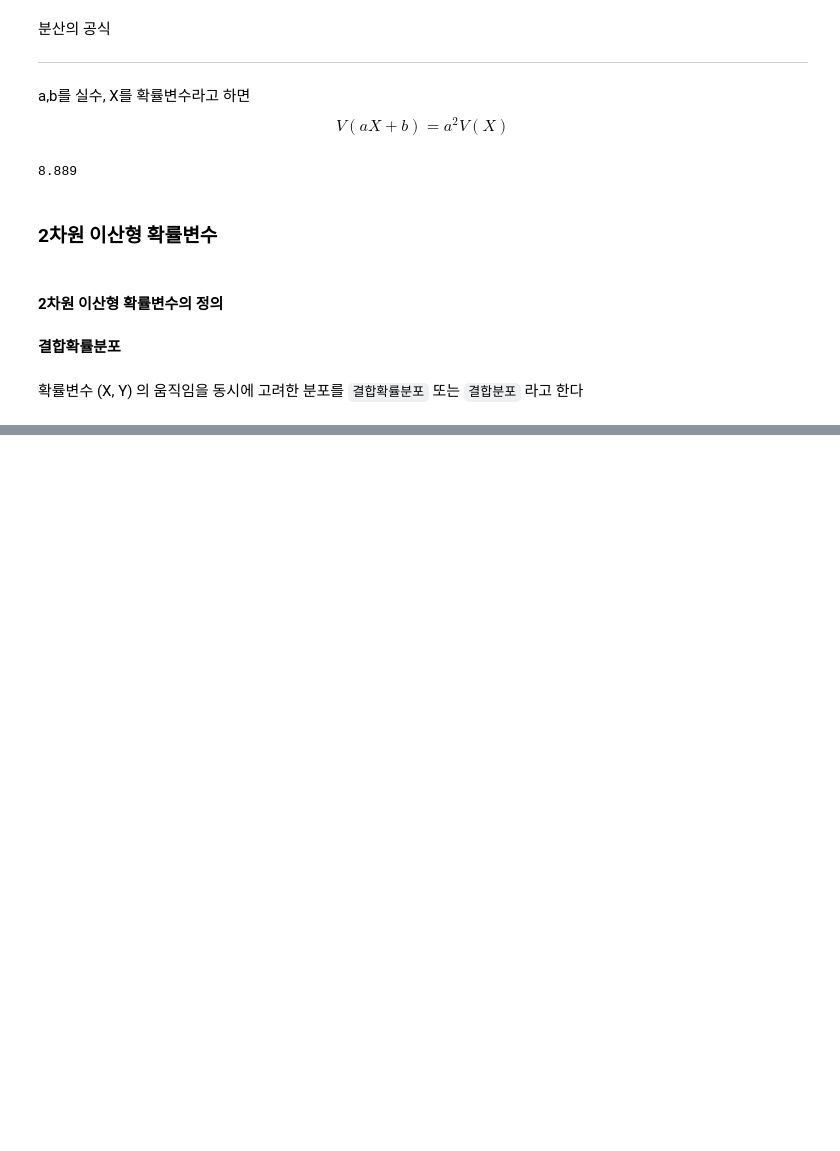
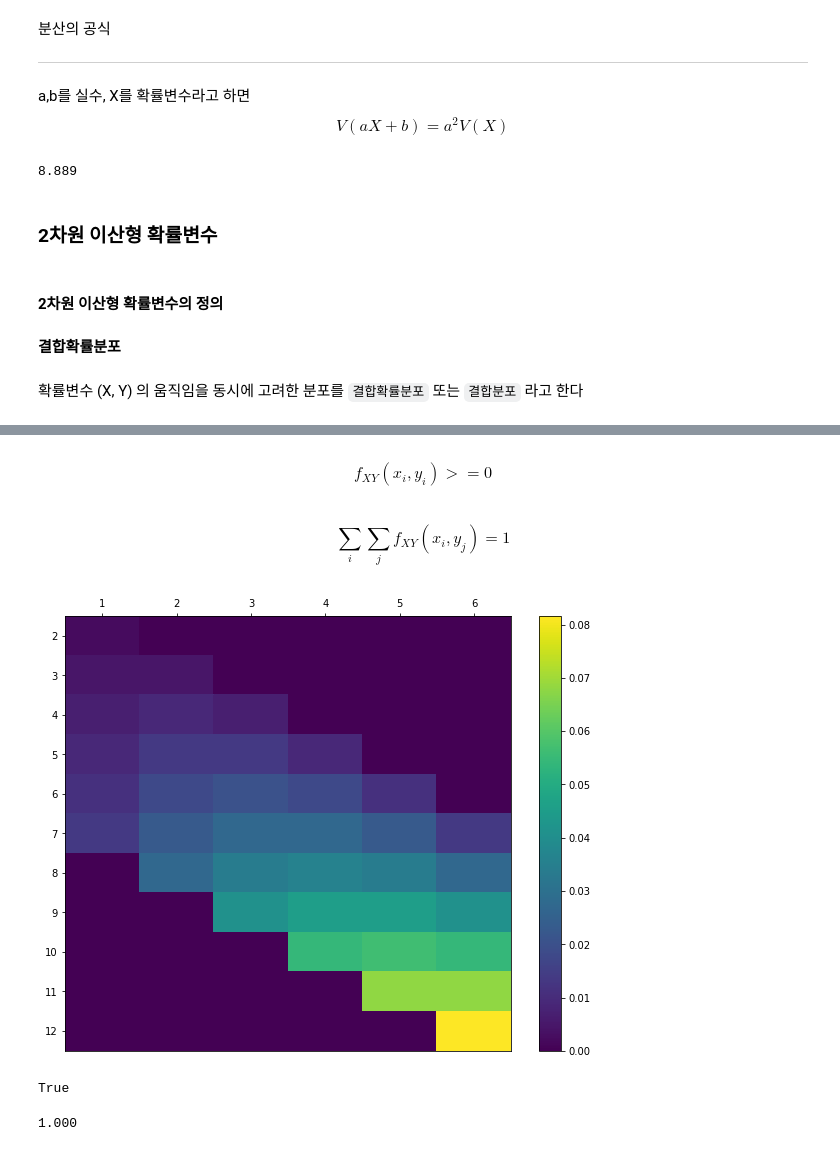
Before and after one commit to ouguro3/Study, a Jupyter notebook: Python_Statistical_Analysis/04_discrete_random_variable.ipynb, the cells around one changed output, grey strips where cells are left out. Drawn from its saved outputs; the diff is of its cells as text; code cells hidden in the pictures; blank space fills up the shorter version.

```diff
--- a/Python_Statistical_Analysis/04_discrete_random_variable.ipynb
+++ b/Python_Statistical_Analysis/04_discrete_random_variable.ipynb
@@ -235,0 +247,19 @@ $$V(aX + b) = a^2V(X)$$
+# %% [markdown]
+$$f_{XY}(x_i, y_i) >= 0$$
+# %% [markdown]
+$$\sum_{i}\sum_jf_{XY}(x_i, y_j) = 1$$
+# %%
+# 파이썬 구현
+
+# X는 주사위 두개의 눈을 합친 값
+# Y는 주사위 하나의 눈
+
+x_set = np.arange(2,13) # X가 취할 수 있는 값
+y_set = np.arange(1,7) # Y가 취할 수 있는 값
+# %%
+# 결합확률함수 정의
+def f_XY(x, y):
+  if 1 <= y <= 6 and 1 <= x - y <= 6:
+    return y * (x-y) / 441
+  else:
+    return 0
@@ -235,0 +269,31 @@ $$V(aX + b) = a^2V(X)$$
+# %%
+# 확률분포 히트맵 그리기
+prob = np.array([[f_XY(x_i, y_j) for y_j in y_set]
+                 for x_i in x_set])
+
+fig = plt.figure(figsize = (10, 8))
+ax = fig.add_subplot(111)
+
+c = ax.pcolor(prob)
+ax.set_xticks(np.arange(prob.shape[1]) + 0.5, minor=False)
+ax.set_yticks(np.arange(prob.shape[0]) + 0.5, minor=False)
+ax.set_xticklabels(np.arange(1,7), minor=False)
+ax.set_yticklabels(np.arange(2,13), minor=False)
+# y축을 내림차순의 숫자가 되게 하여, 위 아래를 역전시킨다
+ax.invert_yaxis()
+# x축 눈금을 그래프 위쪽에 표시
+ax.xaxis.tick_top()
+fig.colorbar(c, ax=ax)
+plt.show()
+# %% [output]
+[figure, added]
+# %%
+# 확률이 0이 되는지 확인
+np.all(prob >= 0)
+# %% [output]
+True
+# %%
+# 확률의 총합 확인
+np.sum(prob)
+# %% [output]
+1.000
```
Also changed, not shown: parts of 3 cells of this notebook.
